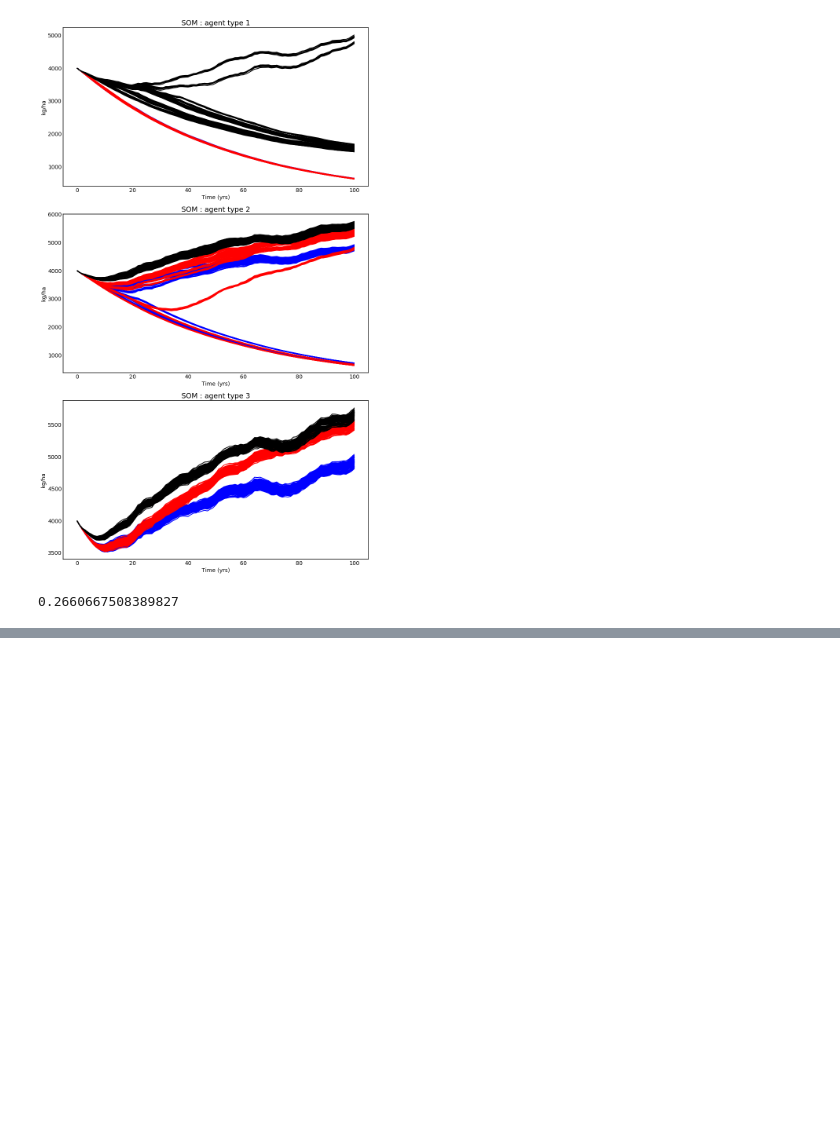
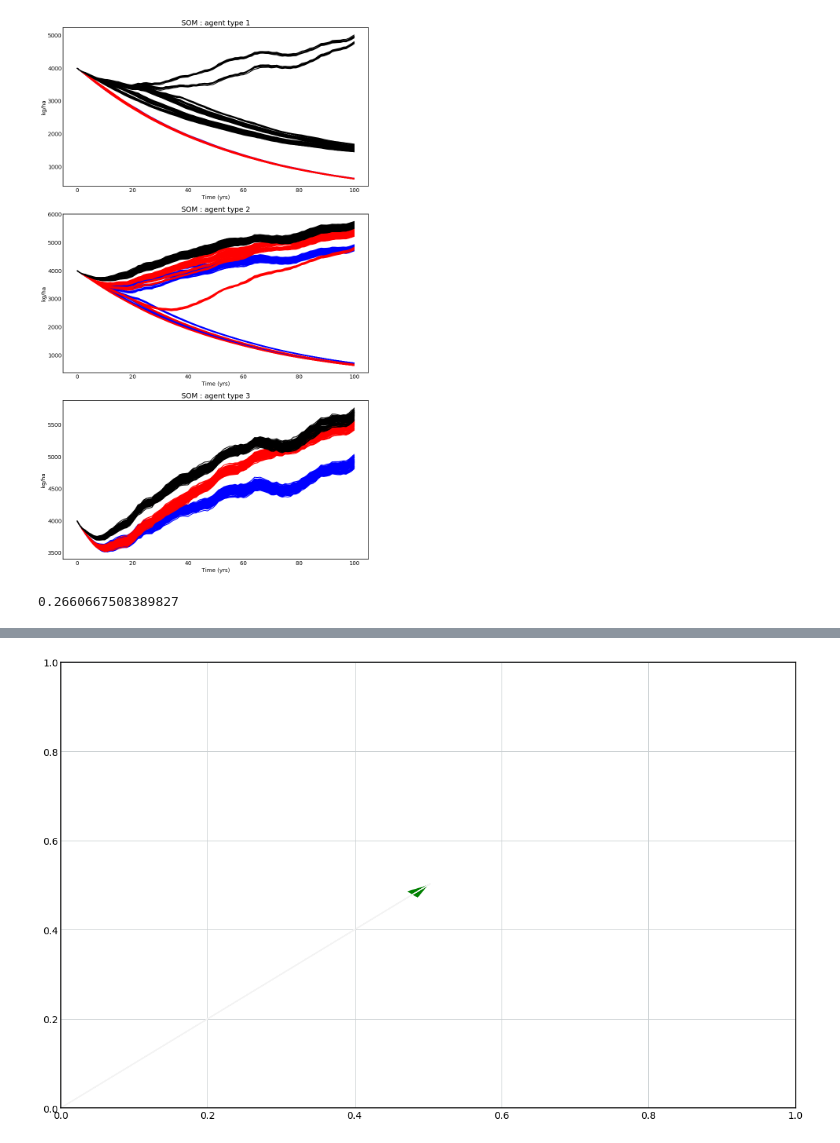
Before and after one commit to t-g-williams/adaptation_abm, a Jupyter notebook: experiments/scenario_comparison.ipynb, the cells around one changed output, grey strips where cells are left out. Drawn from its saved outputs; the diff is of its cells as text; code cells hidden in the pictures; blank space fills up the shorter version.

```diff
--- a/experiments/scenario_comparison.ipynb
+++ b/experiments/scenario_comparison.ipynb
@@ -71,0 +97,5 @@ inp_base['land']['rain_cropfail_low_SOM']
+# %%
+
+fig
+# %% [output]
+[figure, added]
```
Also changed, not shown: parts of 2 cells of this notebook, 1 other file.
